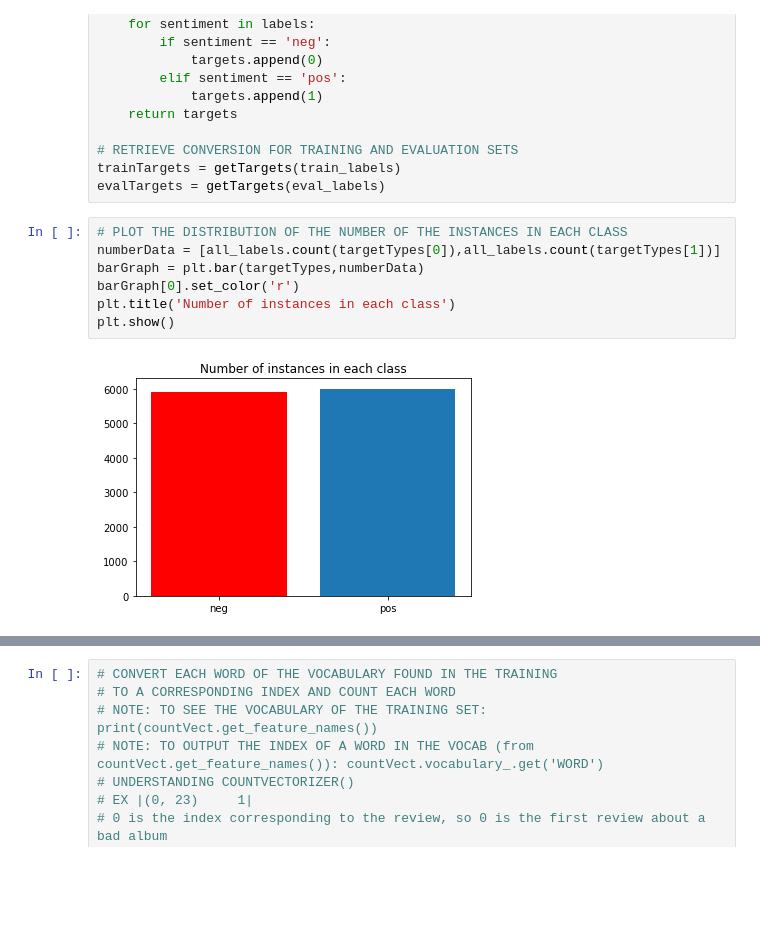
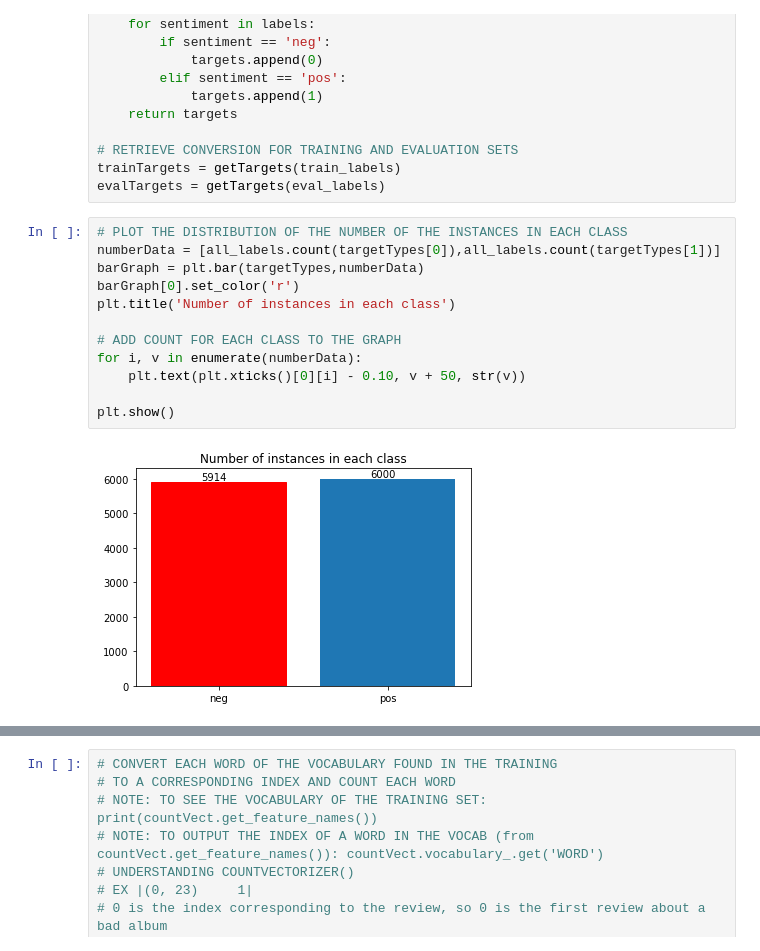
Before and after one commit to Mounceph99/COMP472_A1, a Jupyter notebook: COMP472_a1.ipynb, the cells around one changed output, grey strips where cells are left out. Saved outputs shown, nothing was run; the diff lists cells and outputs as text; blank space fills up the shorter version.

```diff
--- a/COMP472_a1.ipynb
+++ b/COMP472_a1.ipynb
@@ -66,12 +66,17 @@ evalTargets = getTargets(eval_labels)
 # %%
 # PLOT THE DISTRIBUTION OF THE NUMBER OF THE INSTANCES IN EACH CLASS
 numberData = [all_labels.count(targetTypes[0]),all_labels.count(targetTypes[1])]
 barGraph = plt.bar(targetTypes,numberData)
 barGraph[0].set_color('r')
 plt.title('Number of instances in each class')
+
+# ADD COUNT FOR EACH CLASS TO THE GRAPH
+for i, v in enumerate(numberData):
+    plt.text(plt.xticks()[0][i] - 0.10, v + 50, str(v))
+
 plt.show()
 # %% [output]
-[figure, old version]
+[figure, new version]
 # %%
 # TRAINING FOR NAIVE BAYES MODEL
 def trainNaiveBayes(trainDocs, trainTargets):
```
Also changed, not shown: parts of 4 cells of this notebook.
